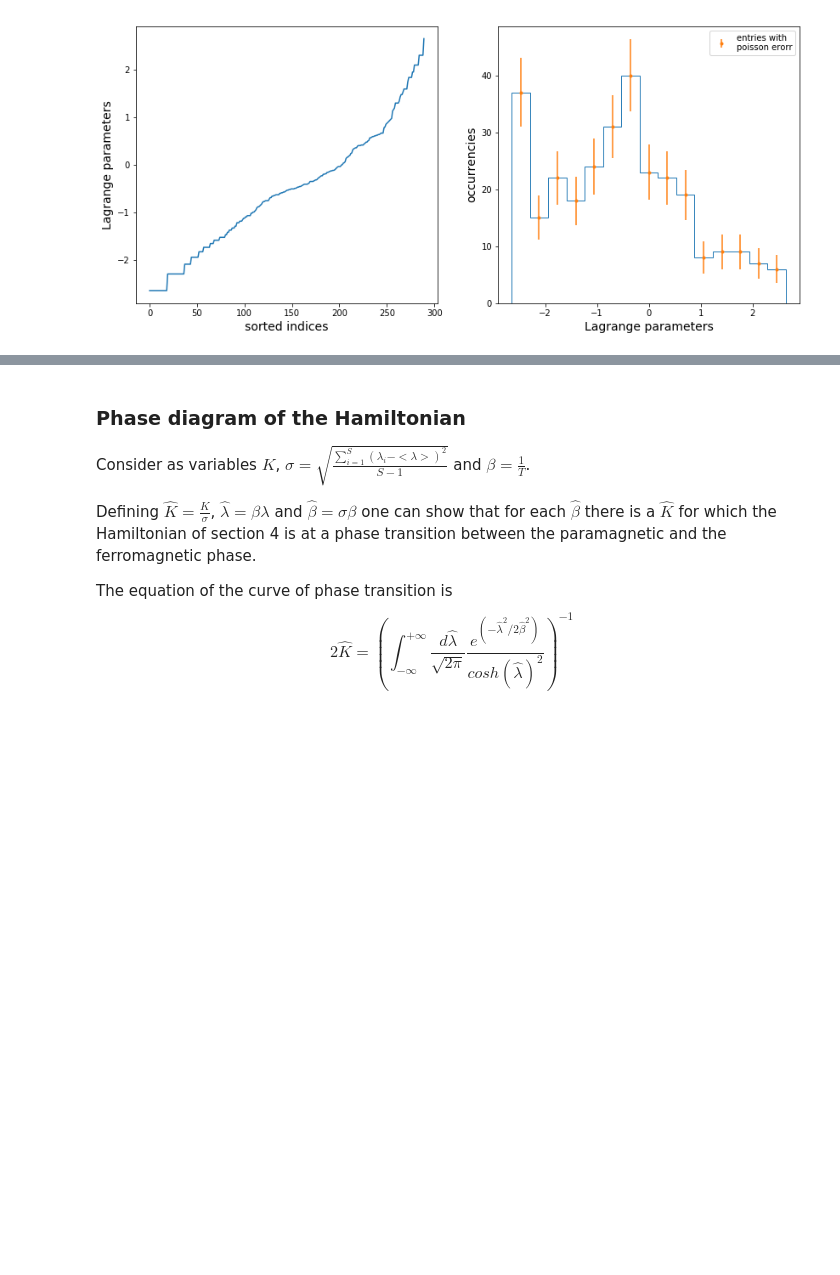
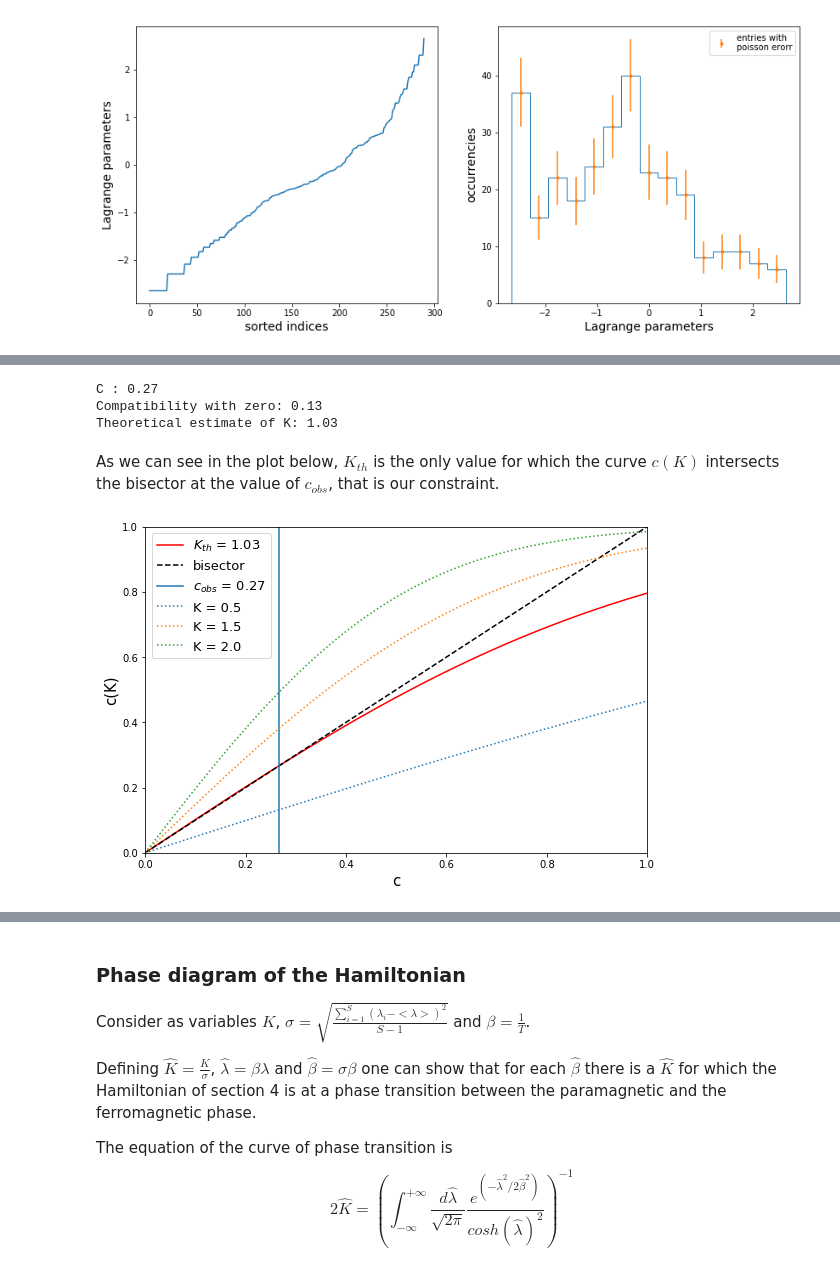
Before and after one commit to mango915/Forests, a Jupyter notebook: Forest.ipynb, the cells around one changed output, grey strips where cells are left out. Cells and saved outputs as stored; diff of their text form; code cells hidden in the pictures; blank space fills up the shorter version.

```diff
--- a/Forest.ipynb
+++ b/Forest.ipynb
@@ -405,0 +338,42 @@ adam eta = 0.1 1000 iterazioni abbastanza buoni entrambi (loss sotto i 100, k on
+# %%
+from scipy import optimize
+import scipy.integrate as integrate
+# <(S+ - S-)^2>/S^2
+c = np.sqrt(C_0_over_S/S)
+print("C : %.2f"%c)
+# standard deviation of the lambdas
+sigma = lagrange_multipliers[1:].std()
+print("Compatibility with zero: %.2f"%(np.abs(lagrange_multipliers[1:].mean())/sigma))
+K_th = optimize.newton(c_minus_c, 0.3, args = (c, sigma))
+print("Theoretical estimate of K: %.2f"%K_th)
+# %% [output]
+C : 0.27
+Compatibility with zero: 0.13
+Theoretical estimate of K: 1.03
+# %% [markdown]
+As we can see in the plot below, $K_{th}$ is the only value for which the curve $c(K)$ intersects the bisector at the value of $c_{obs}$, that is our constraint.
+# %%
+cs = np.linspace(0, 1, 1000)
+K_values = np.array([0.5,1.5,2])
+vec_c = np.vectorize(self_c)
+
+plt.figure(figsize = (9,6))
+self_cs = vec_c(K_th, cs, sigma)
+plt.plot(cs, self_cs, color = 'red', label = r'$K_{th}$'+' = %.2f'%K_th)
+plt.plot(cs, cs, label = 'bisector',color = 'black', linestyle = 'dashed')
+plt.axvline(c, label = r'$c_{obs}$'+' = %.2f'%c)
+#plt.axvline(-c, label = '-c = %.2f'%-c)
+
+for i in range(len(K_values)):
+    self_cs = vec_c(K_values[i], cs, sigma)
+    plt.plot(cs, self_cs, linestyle = 'dotted', label = 'K = %.1f'%K_values[i])
+
+plt.title("")
+plt.xlabel('c', fontsize = 15)
+plt.ylabel('c(K)', fontsize = 15)
+plt.legend(fontsize = 13)
+plt.xlim(0,1)
+plt.ylim(0,1)
+plt.show()
+# %% [output]
+[figure, added]
```
Also changed, not shown: parts of 26 cells of this notebook.
